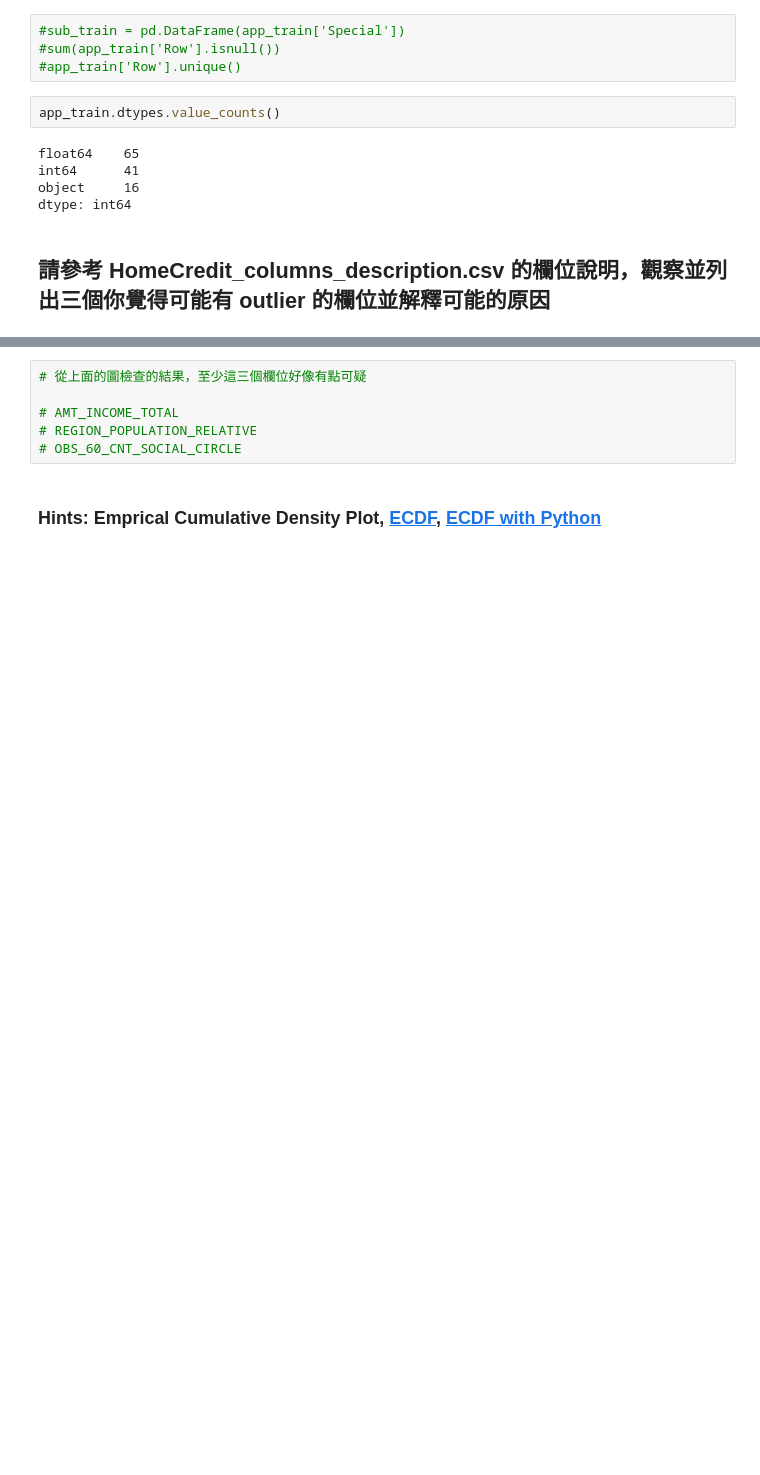
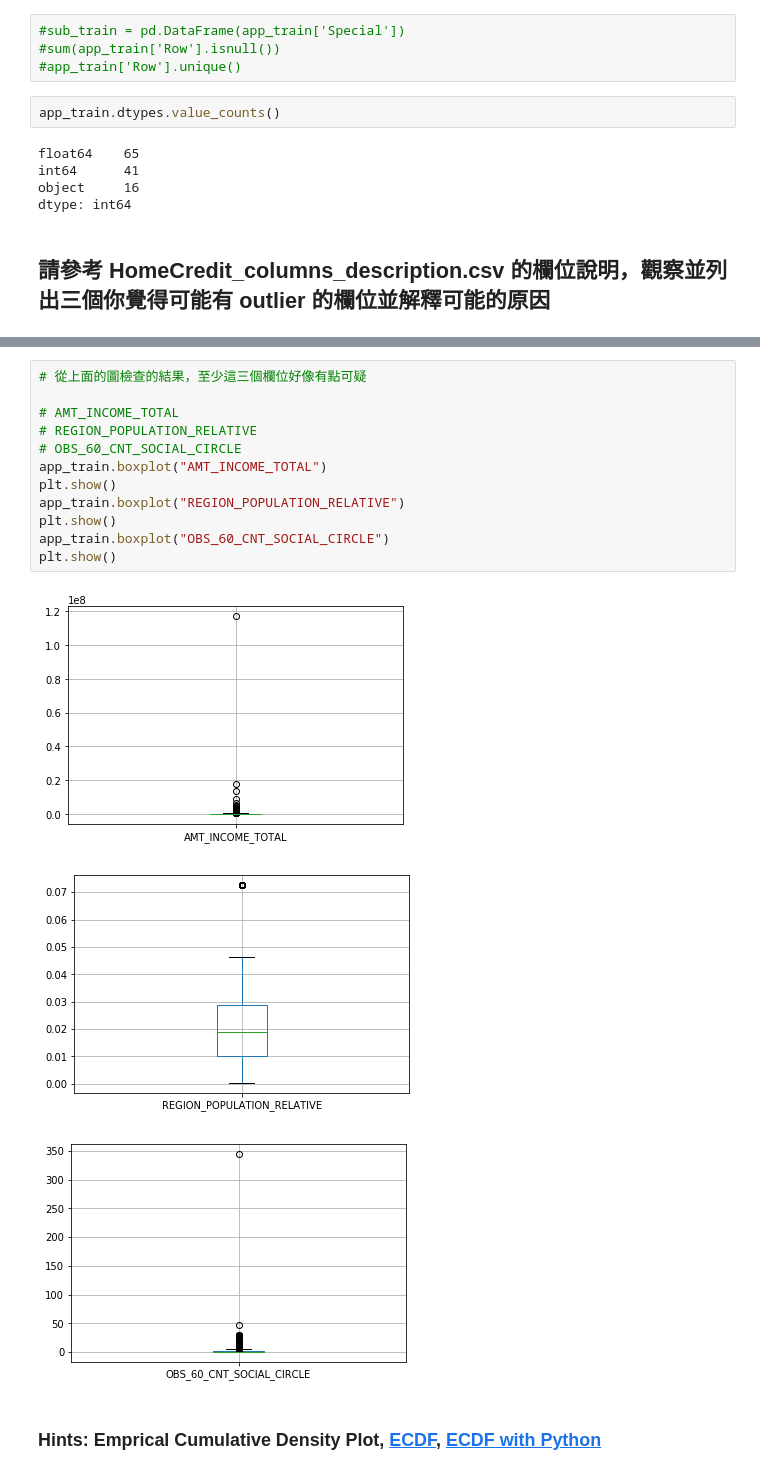
Before and after one commit to phoebe0511/2nd-ML100Days, a Jupyter notebook: homework/Day_006_HW.ipynb, the cells around one changed output, grey strips where cells are left out. Saved outputs shown, nothing was run; the diff lists cells and outputs as text; blank space fills up the shorter version.

```diff
--- a/homework/Day_006_HW.ipynb
+++ b/homework/Day_006_HW.ipynb
@@ -81,10 +82,20 @@ Numbers of remain columns  73
 ... (62 outputs left out)
-# %%
-# 從上面的圖檢查的結果，至少這三個欄位好像有點可疑
-
-# AMT_INCOME_TOTAL
-# REGION_POPULATION_RELATIVE
-# OBS_60_CNT_SOCIAL_CIRCLE
+# %%
+# 從上面的圖檢查的結果，至少這三個欄位好像有點可疑
+
+# AMT_INCOME_TOTAL
+# REGION_POPULATION_RELATIVE
+# OBS_60_CNT_SOCIAL_CIRCLE
+app_train.boxplot("AMT_INCOME_TOTAL")
+plt.show()
+app_train.boxplot("REGION_POPULATION_RELATIVE")
+plt.show()
+app_train.boxplot("OBS_60_CNT_SOCIAL_CIRCLE")
+plt.show()
+# %% [output]
+[figure, added]
+[figure, added]
+[figure, added]
 # %% [markdown]
 ### Hints: Emprical Cumulative Density Plot, [ECDF](https://zh.wikipedia.org/wiki/%E7%BB%8F%E9%AA%8C%E5%88%86%E5%B8%83%E5%87%BD%E6%95%B0), [ECDF with Python](https://stackoverflow.com/questions/14006520/ecdf-in-python-without-step-function)
 # %%
```
Also changed, not shown: parts of 5 cells of this notebook.
